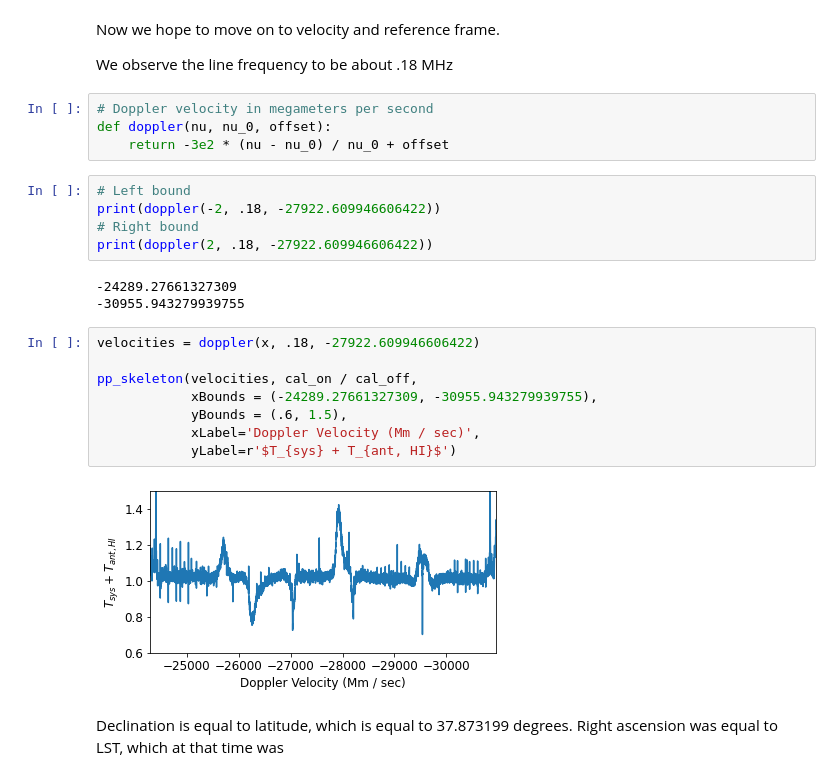
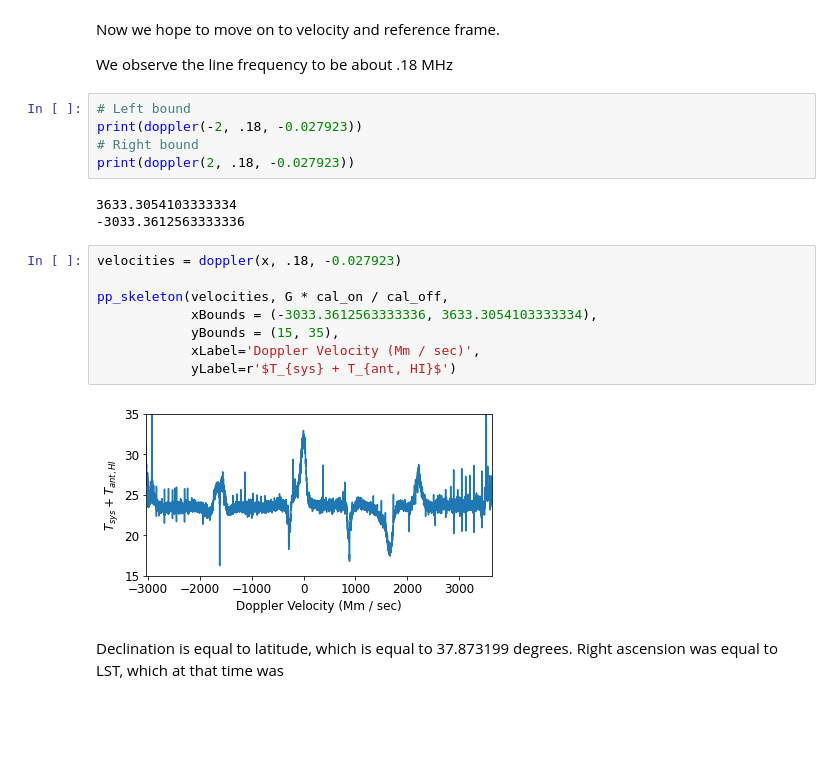
Before and after one commit to 3276908917/AY121, a Jupyter notebook: lab2/analyses/Hydrogen_Gaussian.ipynb, the cells around one changed output. Cells and saved outputs as stored; diff of their text form; blank space fills up the shorter version.

Commit message:
New full-calibration plots
We might be ready to move on to Cass!

```diff
--- a/lab2/analyses/Hydrogen_Gaussian.ipynb
+++ b/lab2/analyses/Hydrogen_Gaussian.ipynb
@@ -56,28 +56,24 @@ over_pp(x, cal_off, cal_on, 'off', 'on', (-2, 2), (10**9, 10**11),logv=True)
 Now we hope to move on to velocity and reference frame.
 
 We observe the line frequency to be about .18 MHz
-# %%
-# Doppler velocity in megameters per second
-def doppler(nu, nu_0, offset):
-    return -3e2 * (nu - nu_0) / nu_0 + offset
 # %%
 # Left bound
-print(doppler(-2, .18, -27922.609946606422))
+print(doppler(-2, .18, -0.027923))
 # Right bound
-print(doppler(2, .18, -27922.609946606422))
+print(doppler(2, .18, -0.027923))
 # %% [output]
--24289.27661327309
--30955.943279939755
+3633.3054103333334
+-3033.3612563333336
 # %%
-velocities = doppler(x, .18, -27922.609946606422)
+velocities = doppler(x, .18, -0.027923)
 
-pp_skeleton(velocities, cal_on / cal_off,
-            xBounds = (-24289.27661327309, -30955.943279939755),
-            yBounds = (.6, 1.5),
+pp_skeleton(velocities, G * cal_on / cal_off,
+            xBounds = (-3033.3612563333336, 3633.3054103333334),
+            yBounds = (15, 35),
             xLabel='Doppler Velocity (Mm / sec)',
             yLabel=r'$T_{sys} + T_{ant, HI}$')
 # %% [output]
-[figure, old version]
+[figure, new version]
 # %% [markdown]
 Declination is equal to latitude, which is equal to 37.873199 degrees.
 Right ascension was equal to LST, which at that time was
```
Also changed, not shown: parts of 1 cell of this notebook, 7 other files.
